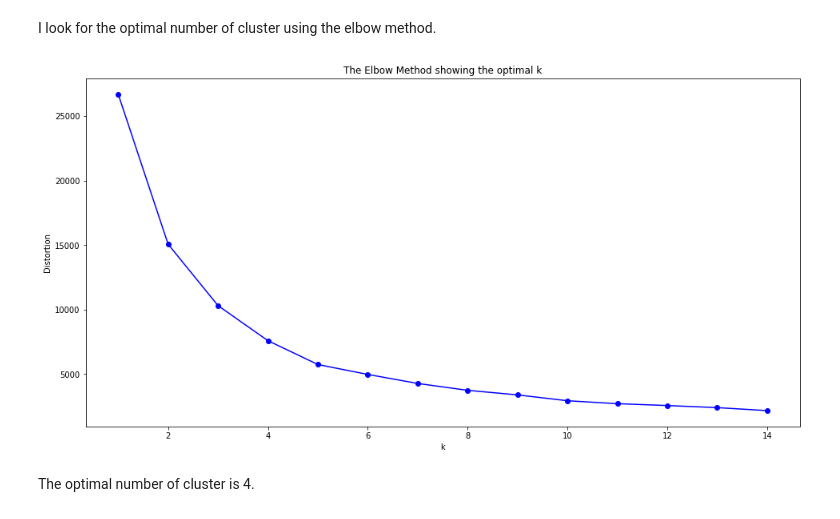
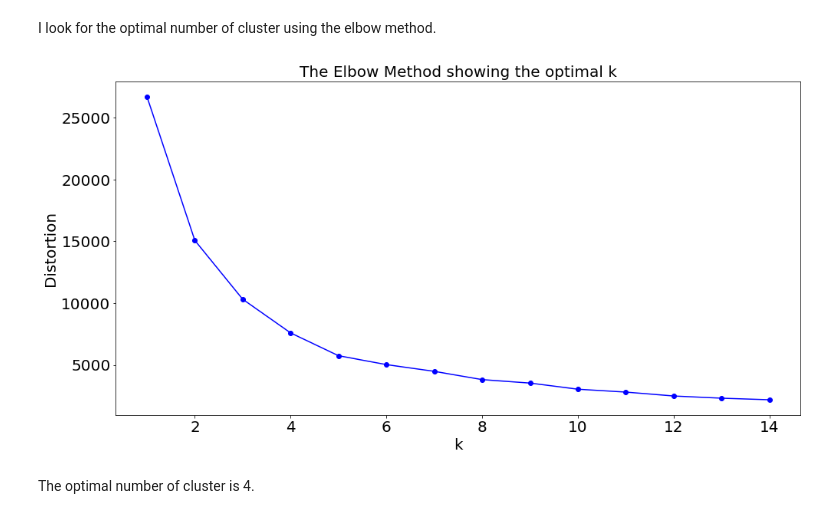
Before and after one commit to JG-AM/Coursera_Capstone, a Jupyter notebook: Final-Project. Correlations of crime and land use in Chicago.ipynb, the cells around one changed output. Cells and saved outputs as stored; diff of their text form; code cells hidden in the pictures.

```diff
--- a/Final-Project. Correlations of crime and land use in Chicago.ipynb
+++ b/Final-Project. Correlations of crime and land use in Chicago.ipynb
@@ -212,13 +212,14 @@ for k in K:
 # %%
 plt.figure(figsize=(16,8))
 plt.plot(K, distortions, 'bo-')
-plt.xlabel('k')
-plt.ylabel('Distortion')
-plt.title('The Elbow Method showing the optimal k')
+plt.xlabel('k',size=20)
+plt.ylabel('Distortion',size=20)
+plt.title('The Elbow Method showing the optimal k', size=20)
 plt.savefig("Elbow_method.png")
+plt.rc('axes', labelsize=20)
 plt.show()
 # %% [output]
-[figure, old version]
+[figure, new version]
 # %% [markdown]
 The optimal number of cluster is 4.
 # %%
```
Also changed, not shown: parts of 19 cells of this notebook, 12 other files.
